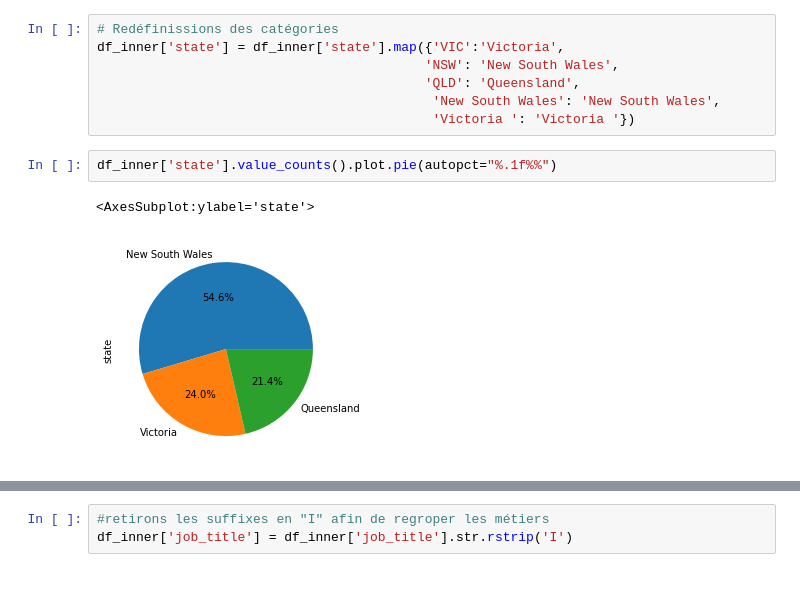
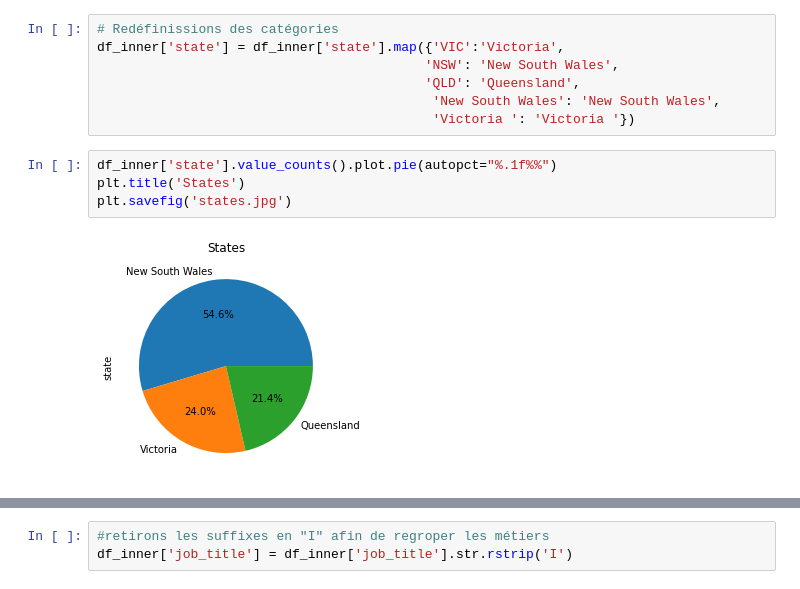
Before and after one commit to Dielvic/KPMG-Analysis-Virtual-Stage, a Jupyter notebook: KPMG_virtual_stage.ipynb, the cells around one changed output, grey strips where cells are left out. Cells and saved outputs as stored; diff of their text form.

```diff
--- a/KPMG_virtual_stage.ipynb
+++ b/KPMG_virtual_stage.ipynb
@@ -412,9 +425,10 @@ df_inner['state'] = df_inner['state'].map({'VIC':'Victoria',
                                            'Victoria ': 'Victoria '})
 # %%
 df_inner['state'].value_counts().plot.pie(autopct="%.1f%%")
+plt.title('States')
+plt.savefig('states.jpg')
 # %% [output]
-<AxesSubplot:ylabel='state'>
-[figure, old version]
+[figure, new version]
 # %%
 df_inner['state'].value_counts()
 # %% [output]
```
Also changed, not shown: parts of 66 cells of this notebook.
